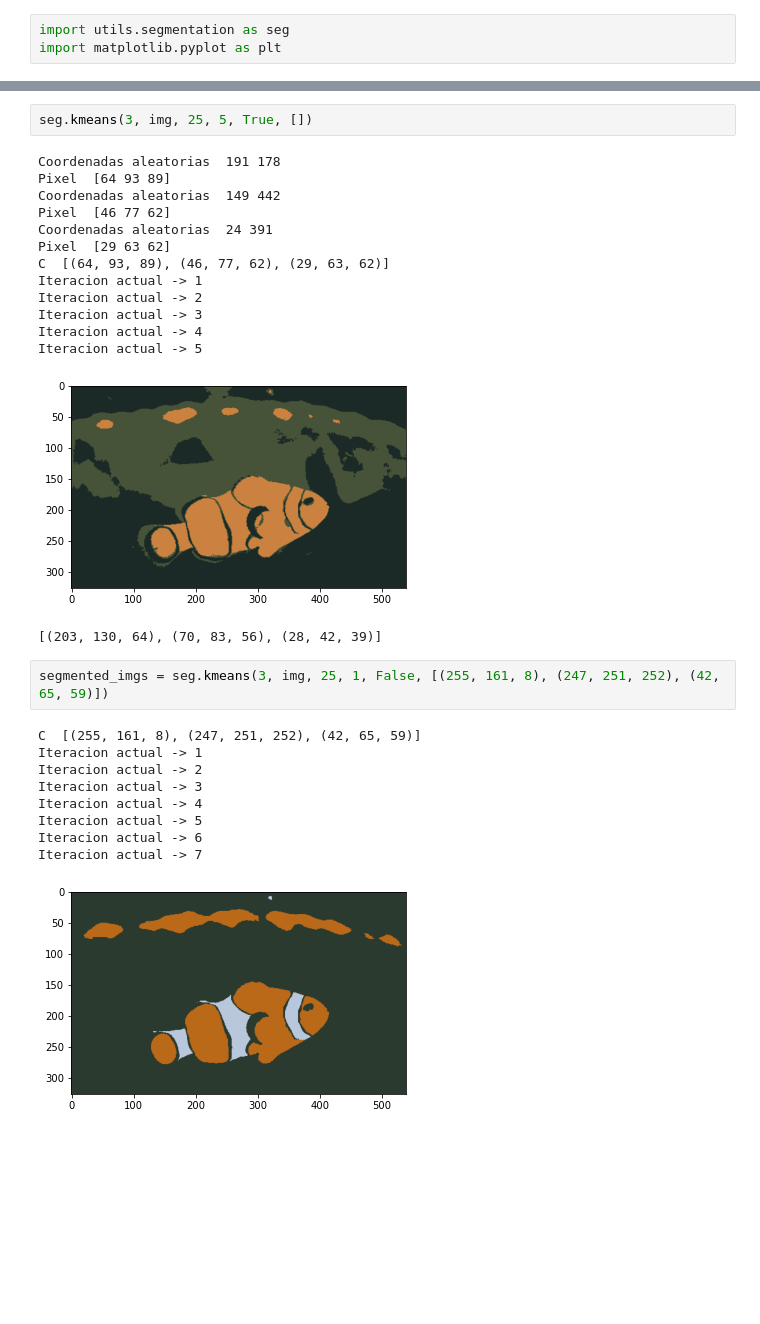
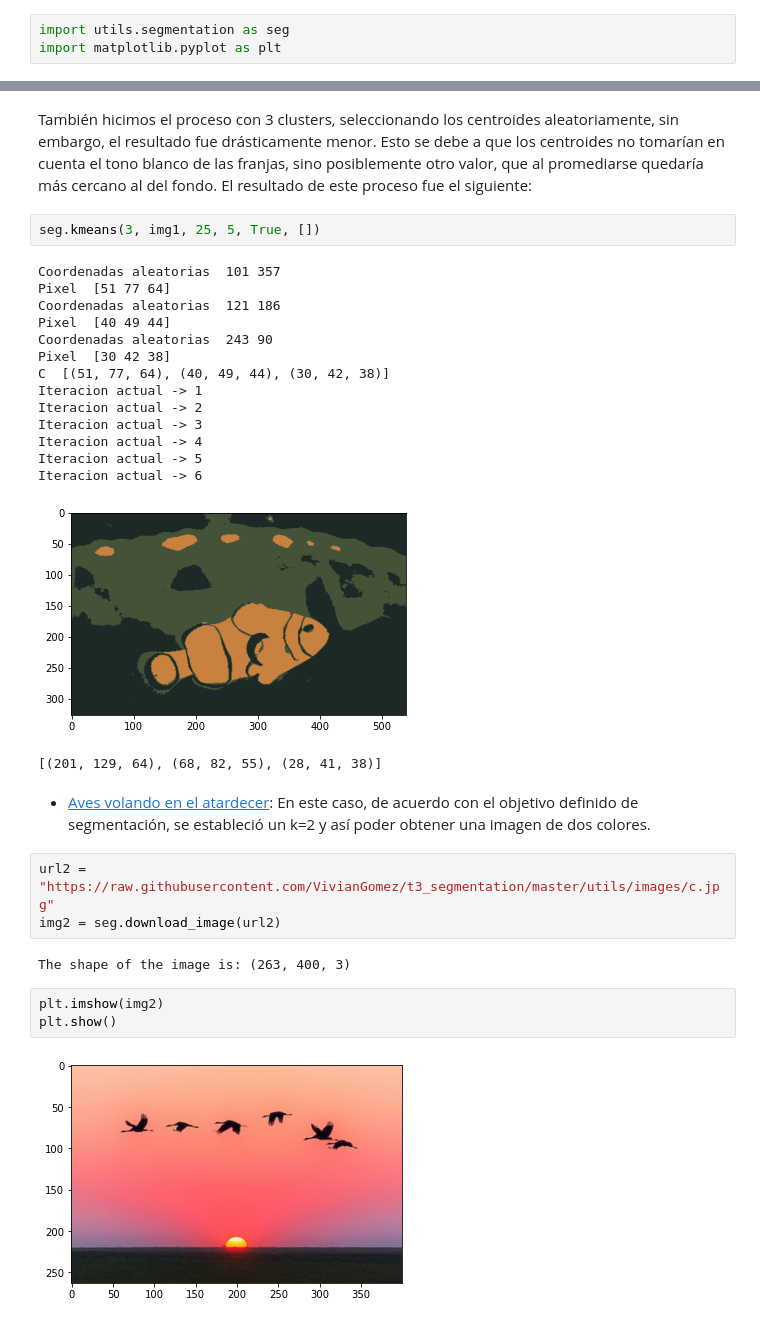
Before and after one commit to VivianGomez/t3_segmentation, a Jupyter notebook: t3_segmentation.ipynb, the cells around one changed output, grey strips where cells are left out. Saved outputs shown, nothing was run; the diff lists cells and outputs as text; blank space fills up the shorter version.

```diff
--- a/t3_segmentation.ipynb
+++ b/t3_segmentation.ipynb
@@ -39,29 +57,32 @@ plt.show()
+# %% [markdown]
+También hicimos el proceso con 3 clusters, seleccionando los centroides aleatoriamente, sin embargo, el resultado fue drásticamente menor. Esto se debe a que los centroides no tomarían en cuenta el tono blanco de las franjas, sino posiblemente otro valor, que al promediarse quedaría más cercano al del fondo. El resultado de este proceso fue el siguiente:
 # %%
-seg.kmeans(3, img, 25, 5, True, [])
+seg.kmeans(3, img1, 25, 5, True, [])
 # %% [output]
-Coordenadas aleatorias  191 178
-Pixel  [64 93 89]
-Coordenadas aleatorias  149 442
-Pixel  [46 77 62]
-Coordenadas aleatorias  24 391
-Pixel  [29 63 62]
-C  [(64, 93, 89), (46, 77, 62), (29, 63, 62)]
+Coordenadas aleatorias  101 357
+Pixel  [51 77 64]
+Coordenadas aleatorias  121 186
+Pixel  [40 49 44]
+Coordenadas aleatorias  243 90
+Pixel  [30 42 38]
+C  [(51, 77, 64), (40, 49, 44), (30, 42, 38)]
 Iteracion actual -> 1
 Iteracion actual -> 2
 Iteracion actual -> 3
 Iteracion actual -> 4
 Iteracion actual -> 5
+Iteracion actual -> 6
 [figure]
-[(203, 130, 64), (70, 83, 56), (28, 42, 39)]
+[(201, 129, 64), (68, 82, 55), (28, 41, 38)]
-# %%
-segmented_imgs = seg.kmeans(3, img, 25, 1, False, [(255, 161, 8), (247, 251, 252), (42, 65, 59)])
-# %% [output]
-C  [(255, 161, 8), (247, 251, 252), (42, 65, 59)]
-Iteracion actual -> 1
-Iteracion actual -> 2
-Iteracion actual -> 3
-Iteracion actual -> 4
-Iteracion actual -> 5
-Iteracion actual -> 6
-Iteracion actual -> 7
-[figure, removed]
+# %% [markdown]
+- [Aves volando en el atardecer](https://raw.githubusercontent.com/VivianGomez/t3_segmentation/master/utils/images/c.jpg): En este caso, de acuerdo con el objetivo definido de segmentación, se estableció un k=2 y así poder obtener una imagen de dos colores.
+# %%
+url2 = "https://raw.githubusercontent.com/VivianGomez/t3_segmentation/master/utils/images/c.jpg"
+img2 = seg.download_image(url2)
+# %% [output]
+The shape of the image is: (263, 400, 3)
+# %%
+plt.imshow(img2)
+plt.show()
+# %% [output]
+[figure, added]
```
Also changed, not shown: parts of 21 cells of this notebook, 1 other file.
